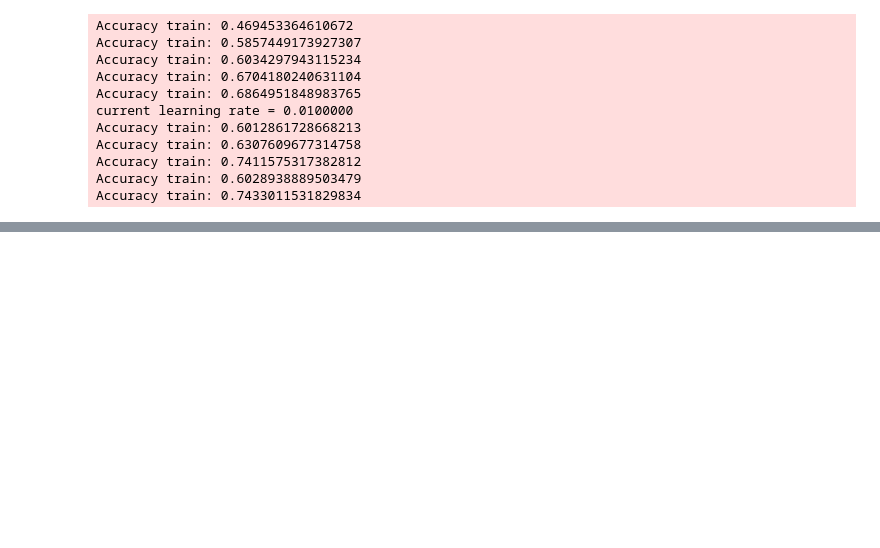
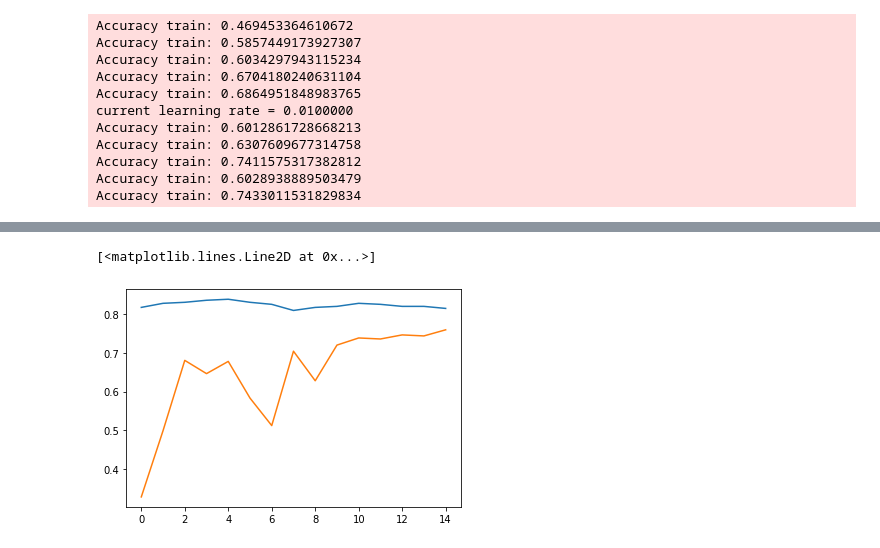
Before and after one commit to einbandi/latent-projective-interventions, a Jupyter notebook: sononet-ptsne.ipynb, the cells around one changed output, grey strips where cells are left out. Drawn from its saved outputs; the diff is of its cells as text; code cells hidden in the pictures; blank space fills up the shorter version.

```diff
--- a/sononet-ptsne.ipynb
+++ b/sononet-ptsne.ipynb
@@ -349,0 +393,9 @@ half_half_test = get_logits(model, 'test', softmax=False)
+# %%
+logits_class = {'train':[], 'test':[]}
+for epoch in range(1, 16):
+    model.load_network(model.net, 'class_only_from_50', epoch)
+    logits_class['train'].append(get_logits(model, 'train', softmax=False)[0])
+    logits_class['test'].append(get_logits(model, 'test', softmax=False)[0])
+logits_class['train'] = torch.stack(logits_class['train'])
+logits_class['test'] = torch.stack(logits_class['test'])
+torch.save(logits_emb, 'checkpoints/ifind1_sononet_8_andi/logits_class_only_from_50.pt')
@@ -421,0 +472,12 @@ for train_loader
+# %%
+accs_train_class = [accuracy((log, card_labels_train)) for log in logits_class['train']]
+accs_test_class = [accuracy((log, card_labels_test)) for log in logits_class['test']]
+# %%
+accs_train_emb = [accuracy((log, card_labels_train)) for log in logits_emb['train']]
+accs_test_emb = [accuracy((log, card_labels_test)) for log in logits_emb['test']]
+# %%
+plt.plot(accs_test_class)
+plt.plot(accs_test_emb)
+# %% [output]
+[<matplotlib.lines.Line2D at 0x...>]
+[figure, added]
```
Also changed, not shown: parts of 34 cells of this notebook, 50 other files.
